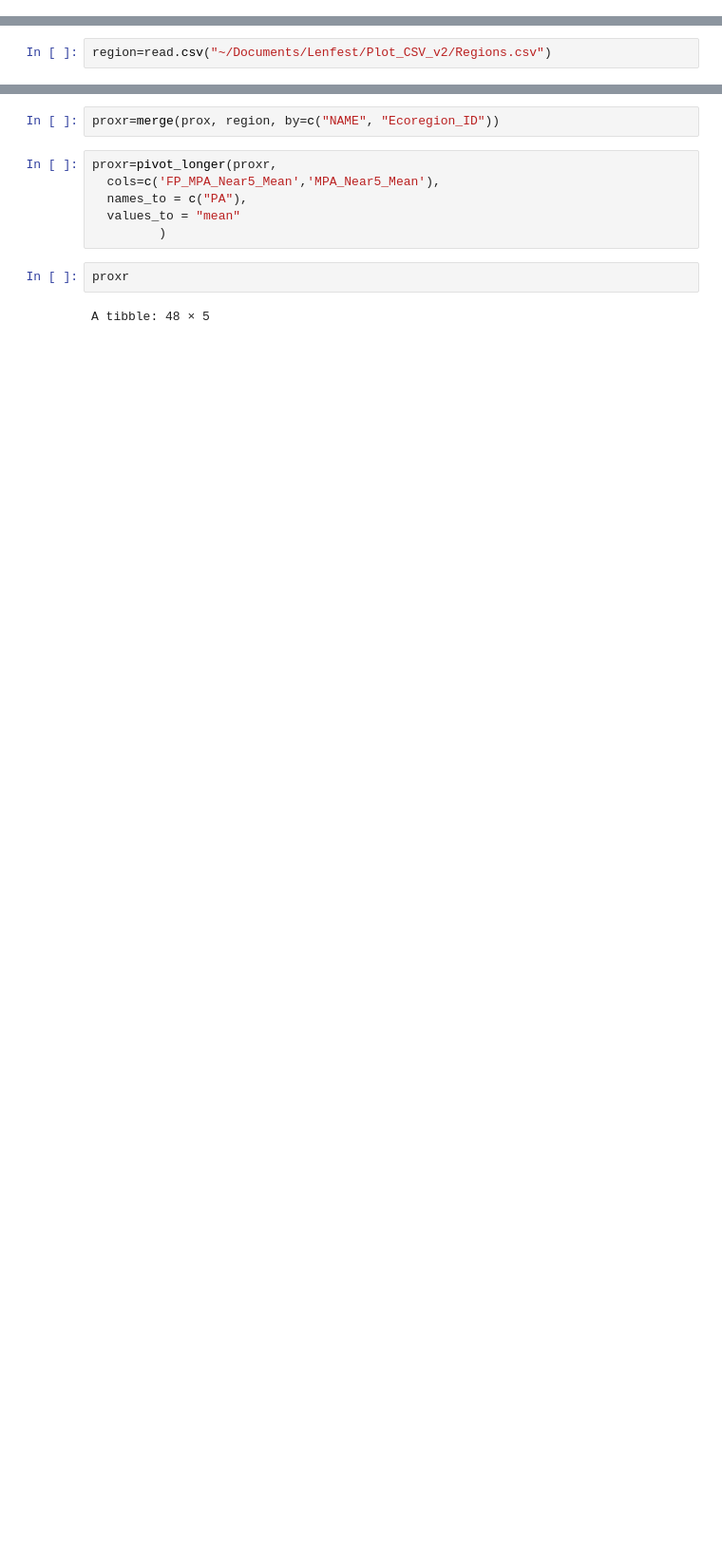
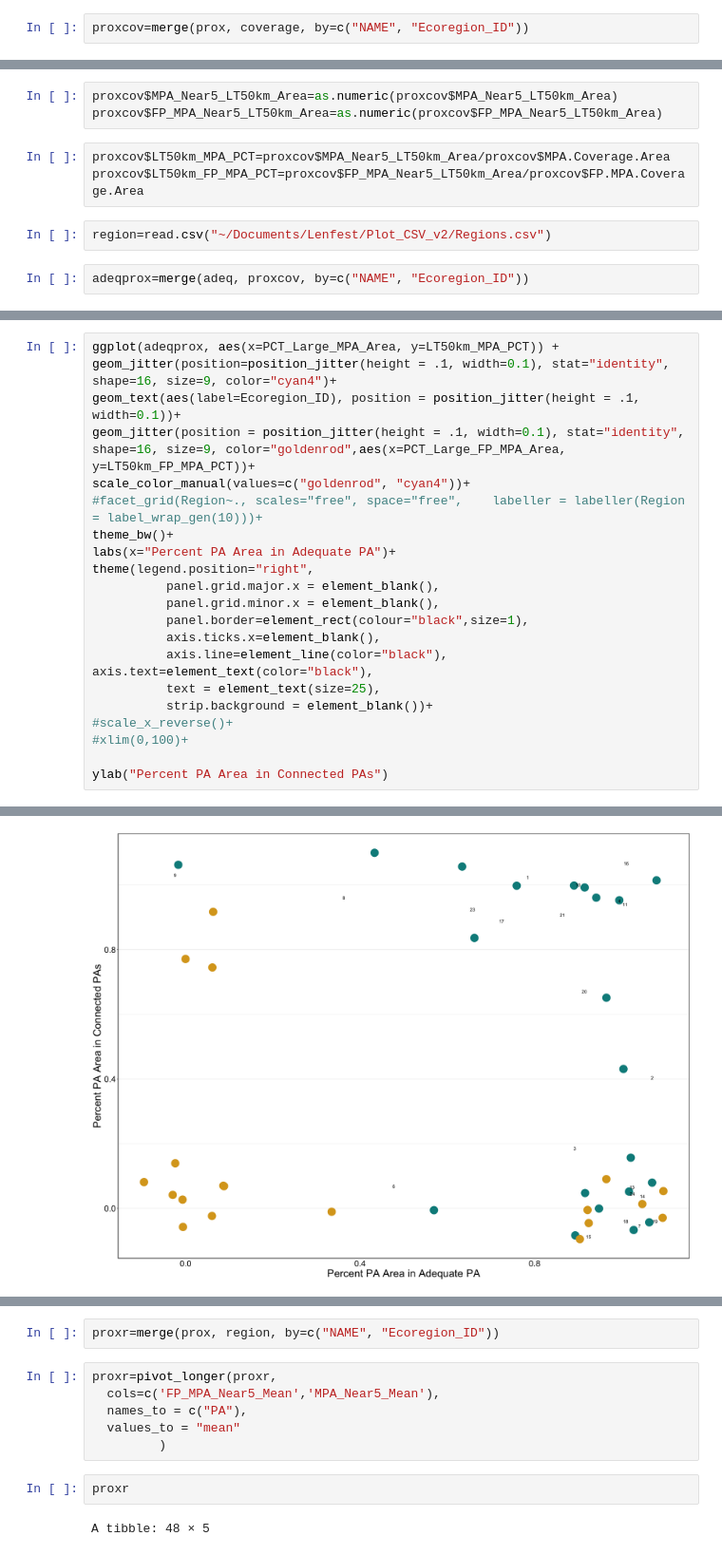
Before and after one commit to sagw/MBD, a Jupyter notebook: Proximity.ipynb, the cells around one changed output, grey strips where cells are left out. Shown: that part at 95% size. Drawn from its saved outputs; the diff is of its cells as text; blank space fills up the shorter version.

Commit message:
updated figures

```diff
--- a/Proximity.ipynb
+++ b/Proximity.ipynb
@@ -26,0 +12,2 @@ A data.frame: 6 × 6
+# %%
+proxcov=merge(prox, coverage, by=c("NAME", "Ecoregion_ID"))
@@ -27,2 +36,10 @@ A data.frame: 6 × 6
+# %%
+proxcov$MPA_Near5_LT50km_Area=as.numeric(proxcov$MPA_Near5_LT50km_Area)
+proxcov$FP_MPA_Near5_LT50km_Area=as.numeric(proxcov$FP_MPA_Near5_LT50km_Area)
+# %%
+proxcov$LT50km_MPA_PCT=proxcov$MPA_Near5_LT50km_Area/proxcov$MPA.Coverage.Area
+proxcov$LT50km_FP_MPA_PCT=proxcov$FP_MPA_Near5_LT50km_Area/proxcov$FP.MPA.Coverage.Area
 # %%
 region=read.csv("~/Documents/Lenfest/Plot_CSV_v2/Regions.csv")
+# %%
+adeqprox=merge(adeq, proxcov, by=c("NAME", "Ecoregion_ID"))
@@ -28,0 +89,22 @@ region=read.csv("~/Documents/Lenfest/Plot_CSV_v2/Regions.csv")
+# %%
+ggplot(adeqprox, aes(x=PCT_Large_MPA_Area, y=LT50km_MPA_PCT)) +
+geom_jitter(position=position_jitter(height = .1, width=0.1), stat="identity", shape=16, size=9, color="cyan4")+
+geom_text(aes(label=Ecoregion_ID), position = position_jitter(height = .1, width=0.1))+
+geom_jitter(position = position_jitter(height = .1, width=0.1), stat="identity", shape=16, size=9, color="goldenrod",aes(x=PCT_Large_FP_MPA_Area, y=LT50km_FP_MPA_PCT))+
+scale_color_manual(values=c("goldenrod", "cyan4"))+
+#facet_grid(Region~., scales="free", space="free",    labeller = labeller(Region = label_wrap_gen(10)))+
+theme_bw()+
+labs(x="Percent PA Area in Adequate PA")+
+theme(legend.position="right",
+          panel.grid.major.x = element_blank(),
+          panel.grid.minor.x = element_blank(),
+          panel.border=element_rect(colour="black",size=1),
+          axis.ticks.x=element_blank(),
+          axis.line=element_line(color="black"), axis.text=element_text(color="black"),
+          text = element_text(size=25),
+          strip.background = element_blank())+
+#scale_x_reverse()+
+#xlim(0,100)+
+
+ylab("Percent PA Area in Connected PAs")
+# %% [output]
@@ -28,0 +117 @@ region=read.csv("~/Documents/Lenfest/Plot_CSV_v2/Regions.csv")
+[figure, added]
```
Also changed, not shown: parts of 10 cells of this notebook, 3 other files.
